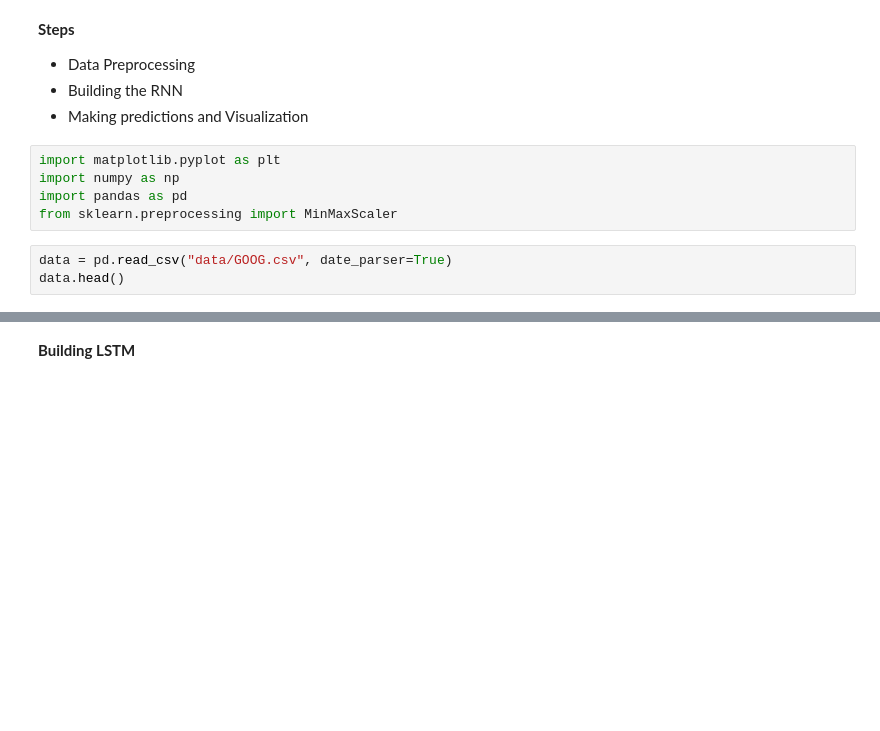
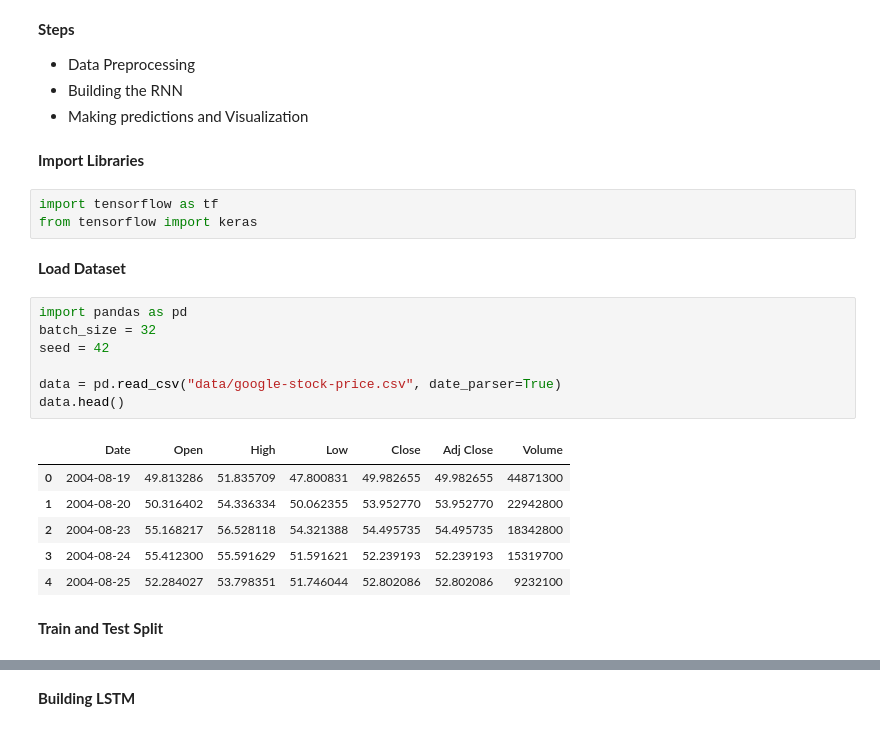
Before and after one commit to sahug/ds-tensorflow, a Jupyter notebook: Tensorflow - Google Stock Price Prediction Using RNN-LSTM.ipynb, the cells around one changed output, grey strips where cells are left out. Drawn from its saved outputs; the diff is of its cells as text; blank space fills up the shorter version.

```diff
--- a/Tensorflow - Google Stock Price Prediction Using RNN-LSTM.ipynb
+++ b/Tensorflow - Google Stock Price Prediction Using RNN-LSTM.ipynb
@@ -7,14 +7,29 @@
  - Data Preprocessing
  - Building the RNN
  - Making predictions and Visualization
-# %%
-import matplotlib.pyplot as plt
-import numpy as np
-import pandas as pd
-from sklearn.preprocessing import MinMaxScaler
+# %% [markdown]
+**Import Libraries**
+# %%
+import tensorflow as tf
+from tensorflow import keras
+# %% [markdown]
+**Load Dataset**
 # %%
-data = pd.read_csv("data/GOOG.csv", date_parser=True)
+import pandas as pd
+batch_size = 32
+seed = 42
+
+data = pd.read_csv("data/google-stock-price.csv", date_parser=True)
 data.head()
+# %% [output]
+|  | Date | Open | High | Low | Close | Adj Close | Volume |
+| 0 | 2004-08-19 | 49.813286 | 51.835709 | 47.800831 | 49.982655 | 49.982655 | 44871300 |
+| 1 | 2004-08-20 | 50.316402 | 54.336334 | 50.062355 | 53.952770 | 53.952770 | 22942800 |
+| 2 | 2004-08-23 | 55.168217 | 56.528118 | 54.321388 | 54.495735 | 54.495735 | 18342800 |
+| 3 | 2004-08-24 | 55.412300 | 55.591629 | 51.591621 | 52.239193 | 52.239193 | 15319700 |
+| 4 | 2004-08-25 | 52.284027 | 53.798351 | 51.746044 | 52.802086 | 52.802086 | 9232100 |
+# %% [markdown]
+**Train and Test Split**
 # %%
 data_training = data[data["Date"] < "2019-01-01"].copy()
 data_training
```
Also changed, not shown: parts of 31 cells of this notebook, 1 other file.
